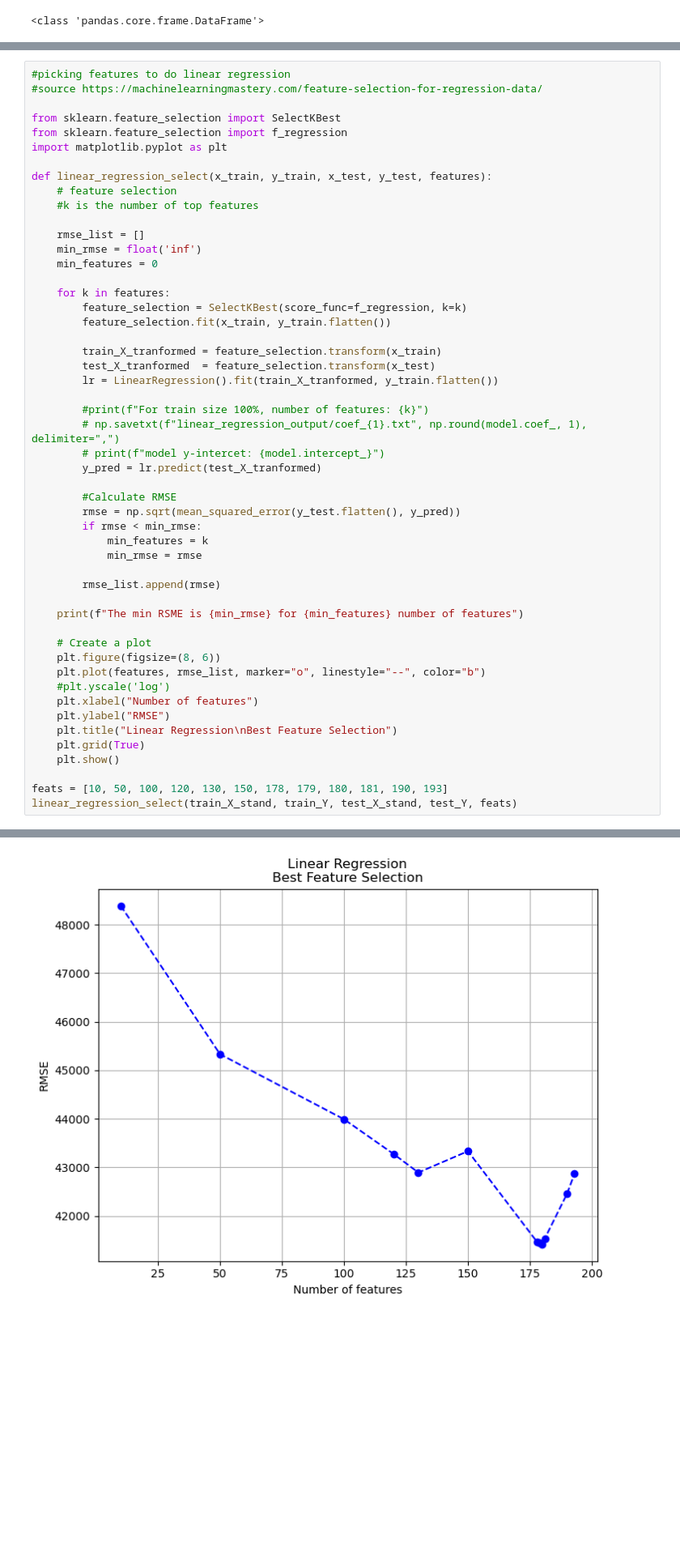
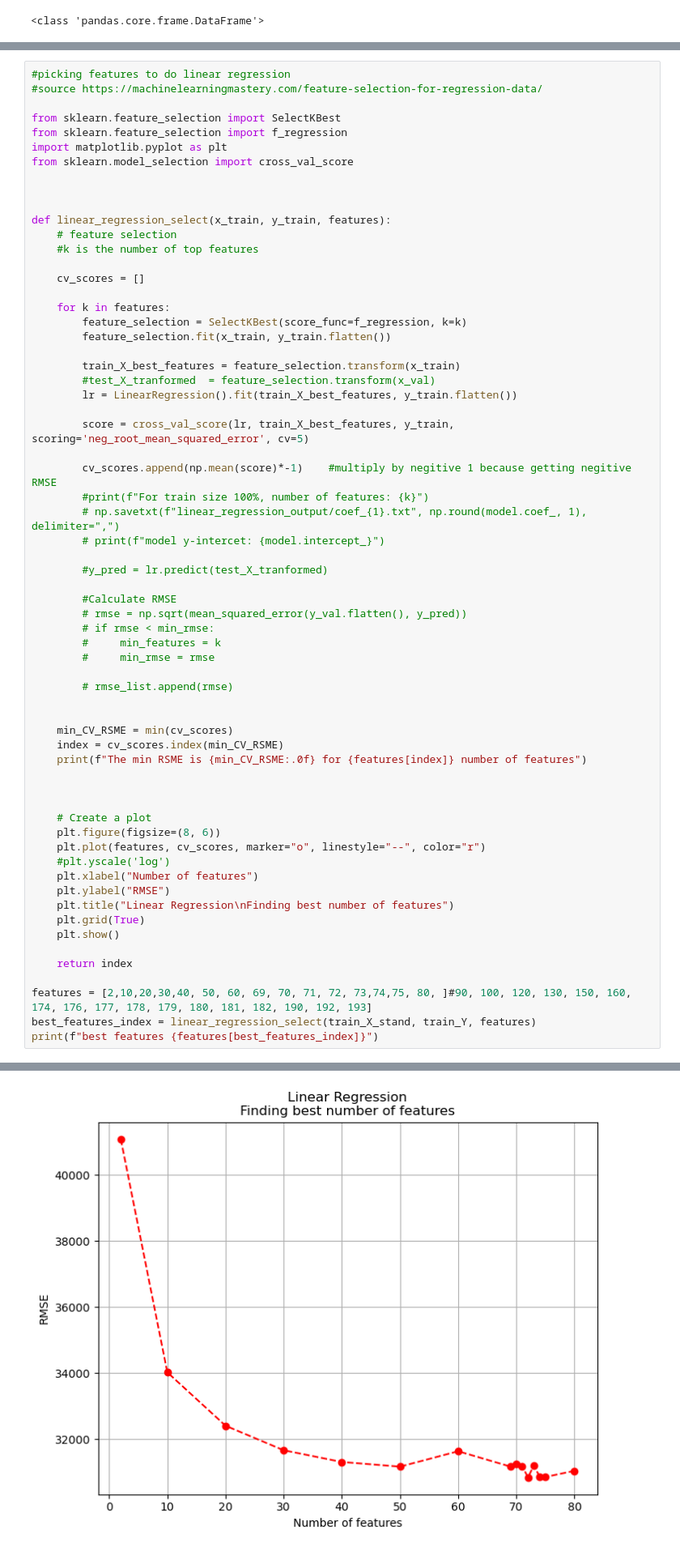
Before and after one commit to noelmrowiec/CS441, a Jupyter notebook: final_project/final_project.ipynb, the cells around one changed output, grey strips where cells are left out. Shown at 81% size. Saved outputs shown, nothing was run; the diff lists cells and outputs as text; blank space fills up the shorter version.

```diff
--- a/final_project/final_project.ipynb
+++ b/final_project/final_project.ipynb
@@ -143,48 +150,61 @@ Baseline RMSE: 78466.30
 from sklearn.feature_selection import SelectKBest
 from sklearn.feature_selection import f_regression
 import matplotlib.pyplot as plt
+from sklearn.model_selection import cross_val_score
 
-def linear_regression_select(x_train, y_train, x_test, y_test, features):
+
+
+def linear_regression_select(x_train, y_train, features):
     # feature selection
     #k is the number of top features
 
-    rmse_list = []
-    min_rmse = float('inf')
-    min_features = 0
+    cv_scores = []
 
     for k in features:
         feature_selection = SelectKBest(score_func=f_regression, k=k)
         feature_selection.fit(x_train, y_train.flatten())
 
-        train_X_tranformed = feature_selection.transform(x_train)
-        test_X_tranformed  = feature_selection.transform(x_test)
-        lr = LinearRegression().fit(train_X_tranformed, y_train.flatten())
+        train_X_best_features = feature_selection.transform(x_train)
+        #test_X_tranformed  = feature_selection.transform(x_val)
+        lr = LinearRegression().fit(train_X_best_features, y_train.flatten())
 
+        score = cross_val_score(lr, train_X_best_features, y_train, scoring='neg_root_mean_squared_error', cv=5)
+
+        cv_scores.append(np.mean(score)*-1)    #multiply by negitive 1 because getting negitive RMSE
         #print(f"For train size 100%, number of features: {k}")
         # np.savetxt(f"linear_regression_output/coef_{1}.txt", np.round(model.coef_, 1), delimiter=",")
         # print(f"model y-intercet: {model.intercept_}")
-        y_pred = lr.predict(test_X_tranformed)
+
+        #y_pred = lr.predict(test_X_tranformed)
 
         #Calculate RMSE
-        rmse = np.sqrt(mean_squared_error(y_test.flatten(), y_pred))
-        if rmse < min_rmse:
-            min_features = k
-            min_rmse = rmse
+        # rmse = np.sqrt(mean_squared_error(y_val.flatten(), y_pred))
+        # if rmse < min_rmse:
+        #     min_features = k
+        #     min_rmse = rmse
 
-        rmse_list.append(rmse)
+        # rmse_list.append(rmse)
 
-    print(f"The min RSME is {min_rmse} for {min_features} number of features")
+
+    min_CV_RSME = min(cv_scores)
+    index = cv_scores.index(min_CV_RSME)
+    print(f"The min RSME is {min_CV_RSME:.0f} for {features[index]} number of features")
+
+
 
     # Create a plot
     plt.figure(figsize=(8, 6))
-    plt.plot(features, rmse_list, marker="o", linestyle="--", color="b")
+    plt.plot(features, cv_scores, marker="o", linestyle="--", color="r")
     #plt.yscale('log')
     plt.xlabel("Number of features")
     plt.ylabel("RMSE")
-    plt.title("Linear Regression\nBest Feature Selection")
+    plt.title("Linear Regression\nFinding best number of features")
     plt.grid(True)
     plt.show()
 
-feats = [10, 50, 100, 120, 130, 150, 178, 179, 180, 181, 190, 193]
-linear_regression_select(train_X_stand, train_Y, test_X_stand, test_Y, feats)
+    return index
+
+features = [2,10,20,30,40, 50, 60, 69, 70, 71, 72, 73,74,75, 80, ]#90, 100, 120, 130, 150, 160, 174, 176, 177, 178, 179, 180, 181, 182, 190, 192, 193]
+best_features_index = linear_regression_select(train_X_stand, train_Y, features)
+print(f"best features {features[best_features_index]}")
 # %% [output]
@@ -192 +212 @@ The min RSME is 41417.29104034353 for 180 number of features
-[figure, old version]
+[figure, new version]
```
Also changed, not shown: parts of 7 cells of this notebook.
